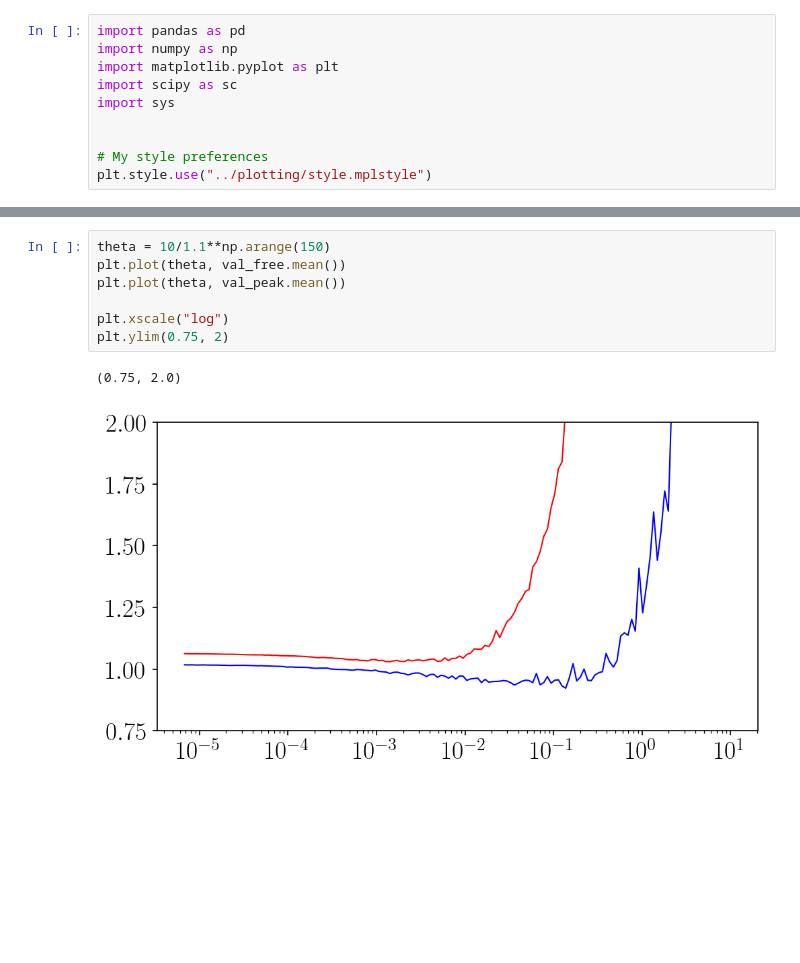
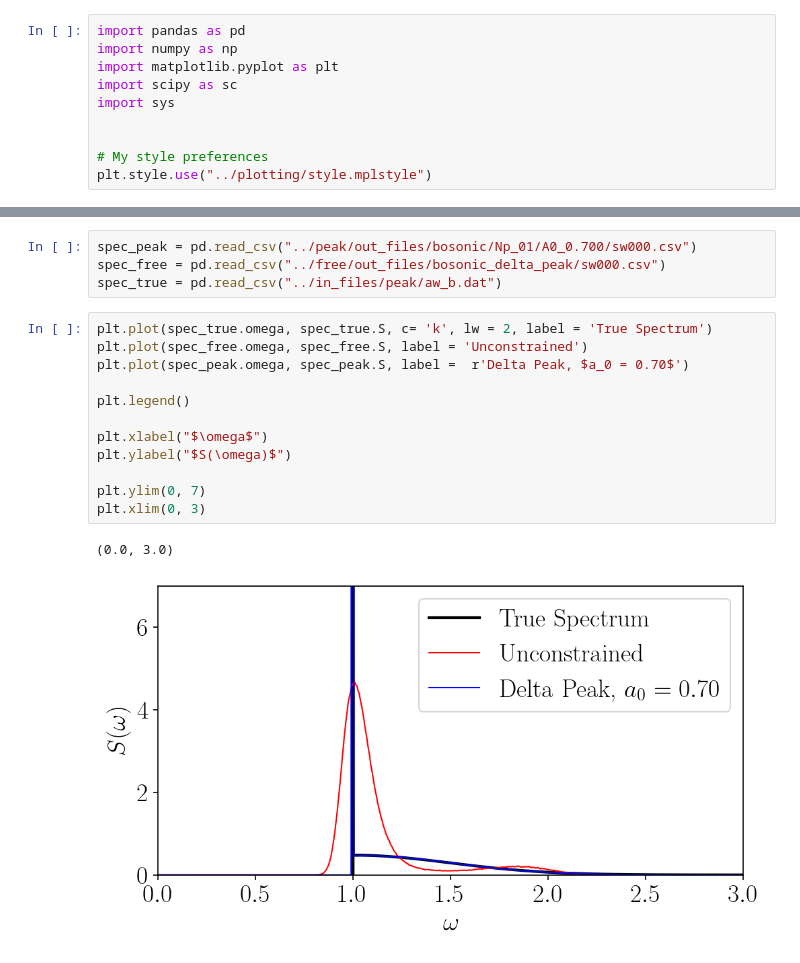
Before and after one commit to gabes135/sac, a Jupyter notebook: sac/cross_validation/plot_results.ipynb, the cells around one changed output, grey strips where cells are left out. Drawn from its saved outputs; the diff is of its cells as text; blank space fills up the shorter version.

```diff
--- a/sac/cross_validation/plot_results.ipynb
+++ b/sac/cross_validation/plot_results.ipynb
@@ -45,10 +38,19 @@ plt.xlim(.6, 1)
 # %%
-theta = 10/1.1**np.arange(150)
-plt.plot(theta, val_free.mean())
-plt.plot(theta, val_peak.mean())
-
-plt.xscale("log")
-plt.ylim(0.75, 2)
+spec_peak = pd.read_csv("../peak/out_files/bosonic/Np_01/A0_0.700/sw000.csv")
+spec_free = pd.read_csv("../free/out_files/bosonic_delta_peak/sw000.csv")
+spec_true = pd.read_csv("../in_files/peak/aw_b.dat")
-# %% [output]
-(0.75, 2.0)
-[figure, removed]
+# %%
+plt.plot(spec_true.omega, spec_true.S, c= 'k', lw = 2, label = 'True Spectrum')
+plt.plot(spec_free.omega, spec_free.S, label = 'Unconstrained')
+plt.plot(spec_peak.omega, spec_peak.S, label =  r'Delta Peak, $a_0 = 0.70$')
+
+plt.legend()
+
+plt.xlabel("$\omega$")
+plt.ylabel("$S(\omega)$")
+
+plt.ylim(0, 7)
+plt.xlim(0, 3)
+# %% [output]
+(0.0, 3.0)
+[figure, added]
```
Also changed, not shown: parts of 6 cells of this notebook, 26 other files.
